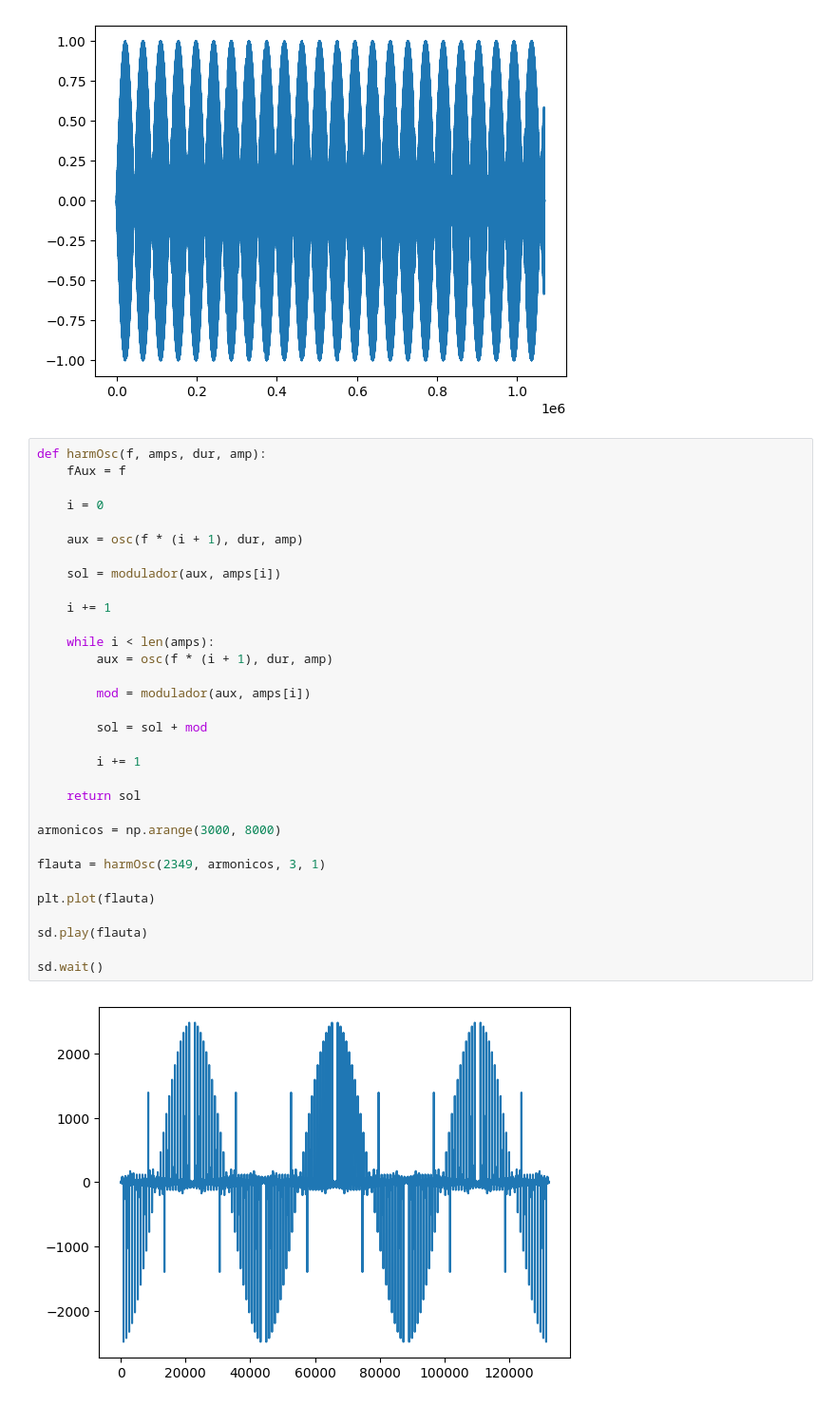
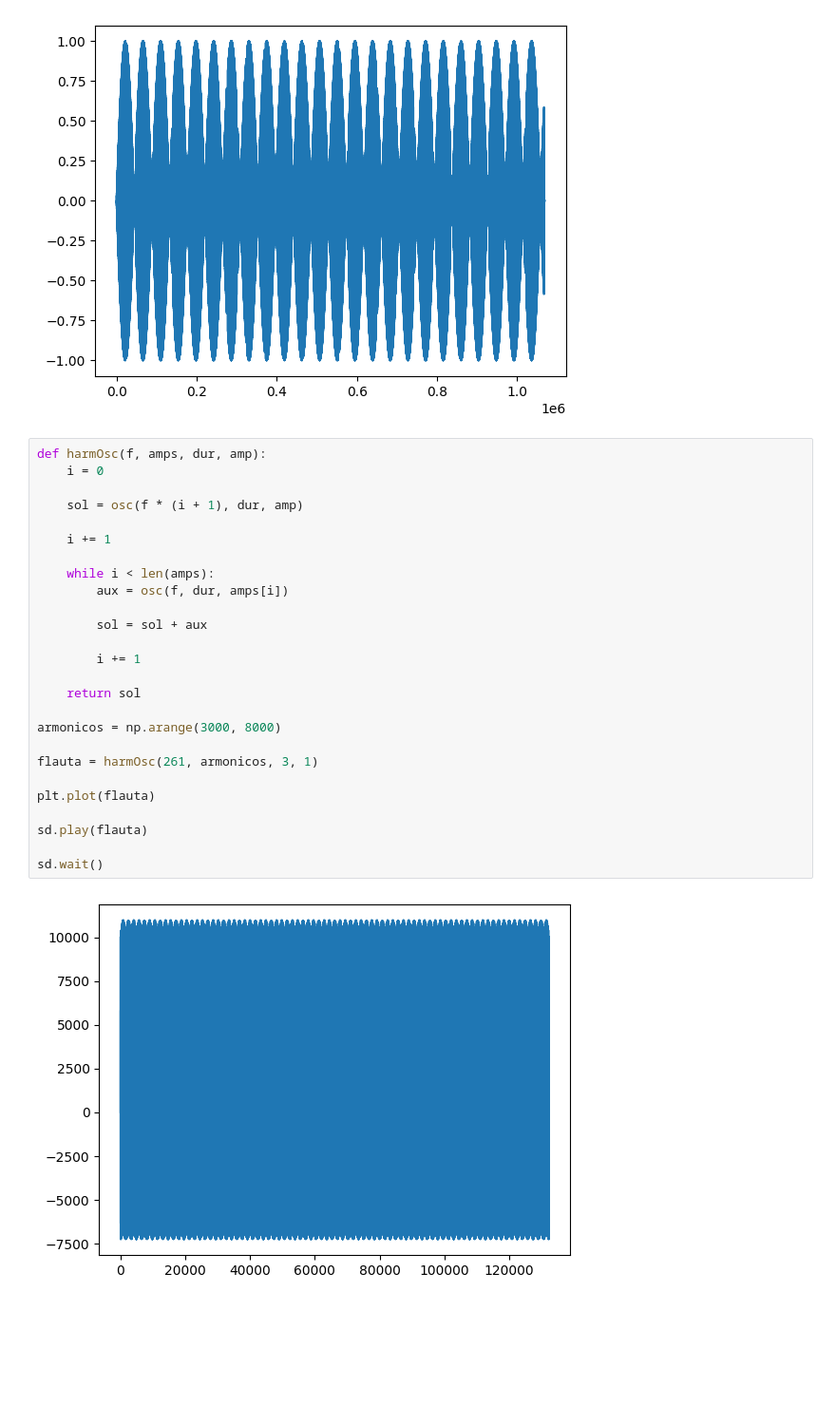
Before and after one commit to Adelpozo04/Informatica-Musical, a Jupyter notebook: Practica 1/practica01.ipynb, the cells around one changed output. Shown at 95% size. Cells and saved outputs as stored; diff of their text form; blank space fills up the shorter version.

```diff
--- a/Practica 1/practica01.ipynb
+++ b/Practica 1/practica01.ipynb
@@ -166,35 +166,29 @@ sd.wait()
 [figure]
 # %%
 def harmOsc(f, amps, dur, amp):
-    fAux = f
-
     i = 0
 
-    aux = osc(f * (i + 1), dur, amp)
-
-    sol = modulador(aux, amps[i])
+    sol = osc(f * (i + 1), dur, amp)
 
     i += 1
 
     while i < len(amps):
-        aux = osc(f * (i + 1), dur, amp)
+        aux = osc(f, dur, amps[i])
 
-        mod = modulador(aux, amps[i])
-
-        sol = sol + mod
+        sol = sol + aux
 
         i += 1
 
     return sol
 
 armonicos = np.arange(3000, 8000)
 
-flauta = harmOsc(2349, armonicos, 3, 1)
+flauta = harmOsc(261, armonicos, 3, 1)
 
 plt.plot(flauta)
 
 sd.play(flauta)
 
 sd.wait()
 # %% [output]
-[figure, old version]
+[figure, new version]
```
